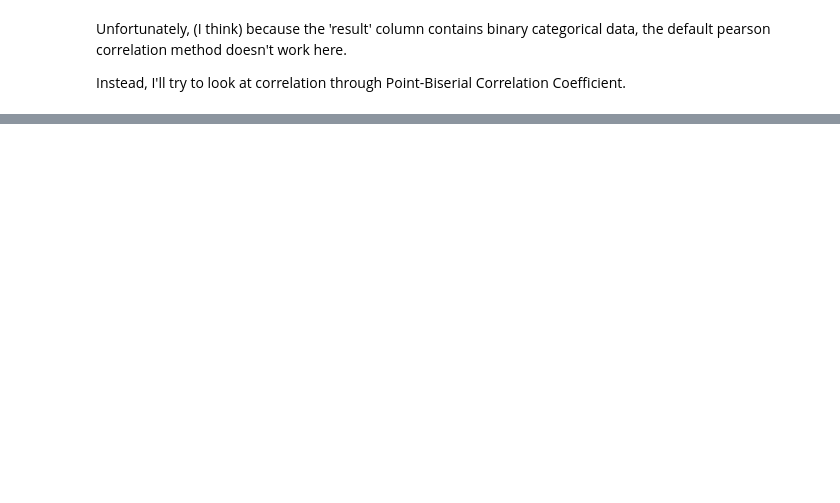
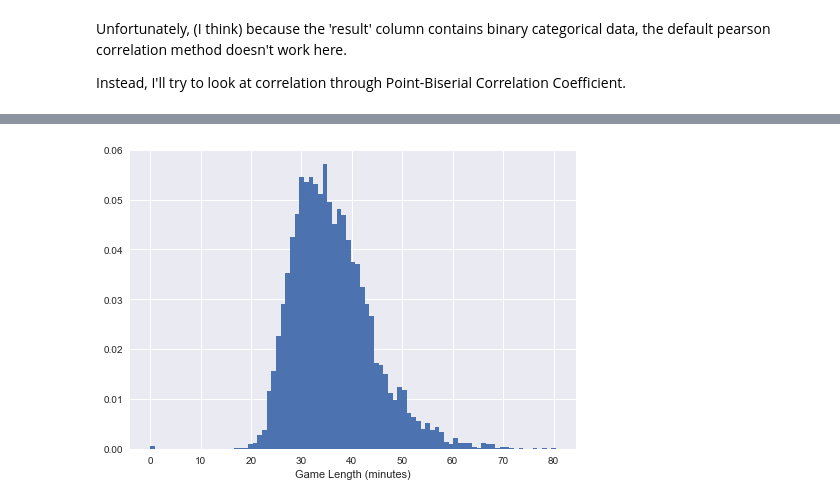
Before and after one commit to gmlander/Springboard, a Jupyter notebook: Capstone 1 EDA.ipynb, the cells around one changed output, grey strips where cells are left out. Cells and saved outputs as stored; diff of their text form; code cells hidden in the pictures; blank space fills up the shorter version.

```diff
--- a/Capstone 1 EDA.ipynb
+++ b/Capstone 1 EDA.ipynb
@@ -211,0 +286,6 @@ plt.show()
+# %%
+plt.hist(teamDF['gamelength'], bins = 'fd', normed = True)
+plt.xlabel("Game Length (minutes)")
+plt.show()
+# %% [output]
+[figure, added]
```
Also changed, not shown: parts of 29 cells of this notebook.
